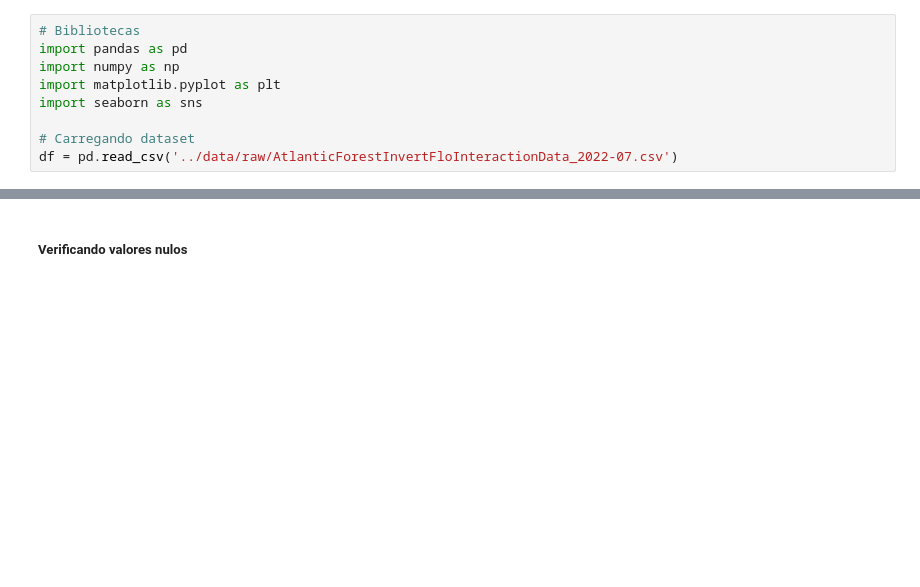
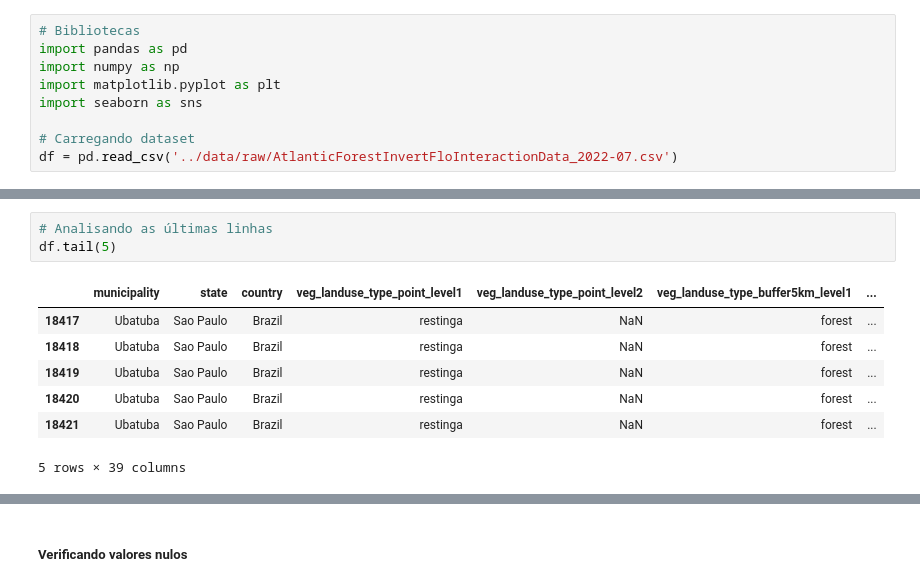
Before and after one commit to marcellsa/pucrs-trabalhos-academicos, a Jupyter notebook: 2025.2-machine-learning-i/projeto-machine-learning-1/notebooks/ML_Fase1.ipynb, the cells around one changed output, grey strips where cells are left out. Saved outputs shown, nothing was run; the diff lists cells and outputs as text; blank space fills up the shorter version.

```diff
--- a/2025.2-machine-learning-i/projeto-machine-learning-1/notebooks/ML_Fase1.ipynb
+++ b/2025.2-machine-learning-i/projeto-machine-learning-1/notebooks/ML_Fase1.ipynb
@@ -66,3 +61,14 @@ df.head(5)
+# %%
+# Analisando as últimas linhas
+df.tail(5)
+# %% [output]
+|  | municipality | state | country | veg_landuse_type_point_level1 | veg_landuse_type_point_level2 | veg_landuse_type_buffer5km_level1 | ... |
+| 18417 | Ubatuba | Sao Paulo | Brazil | restinga | NaN | forest | ... |
+| 18418 | Ubatuba | Sao Paulo | Brazil | restinga | NaN | forest | ... |
+| 18419 | Ubatuba | Sao Paulo | Brazil | restinga | NaN | forest | ... |
+| 18420 | Ubatuba | Sao Paulo | Brazil | restinga | NaN | forest | ... |
+| 18421 | Ubatuba | Sao Paulo | Brazil | restinga | NaN | forest | ... |
+5 rows × 39 columns
 # %%
 # Informações gerais
 df.info()
```
Also changed, not shown: parts of 19 cells of this notebook.
